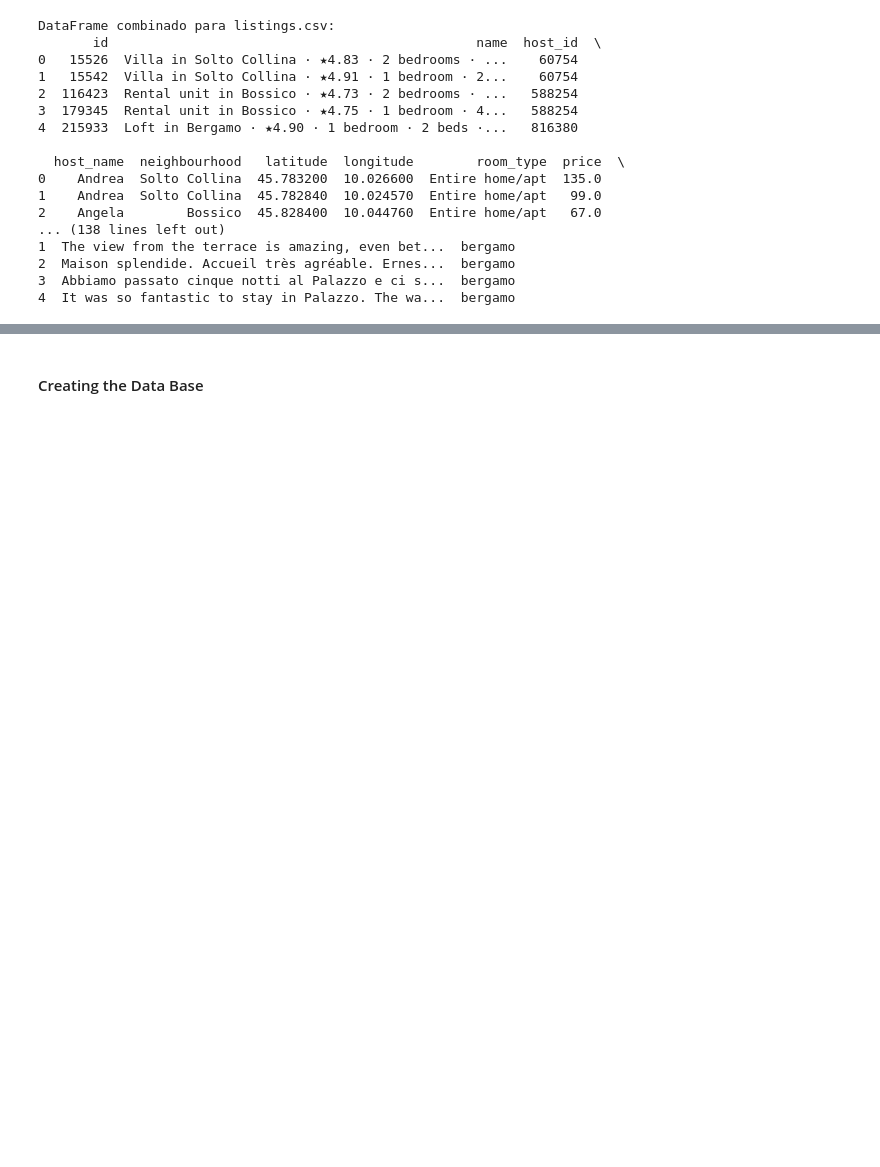
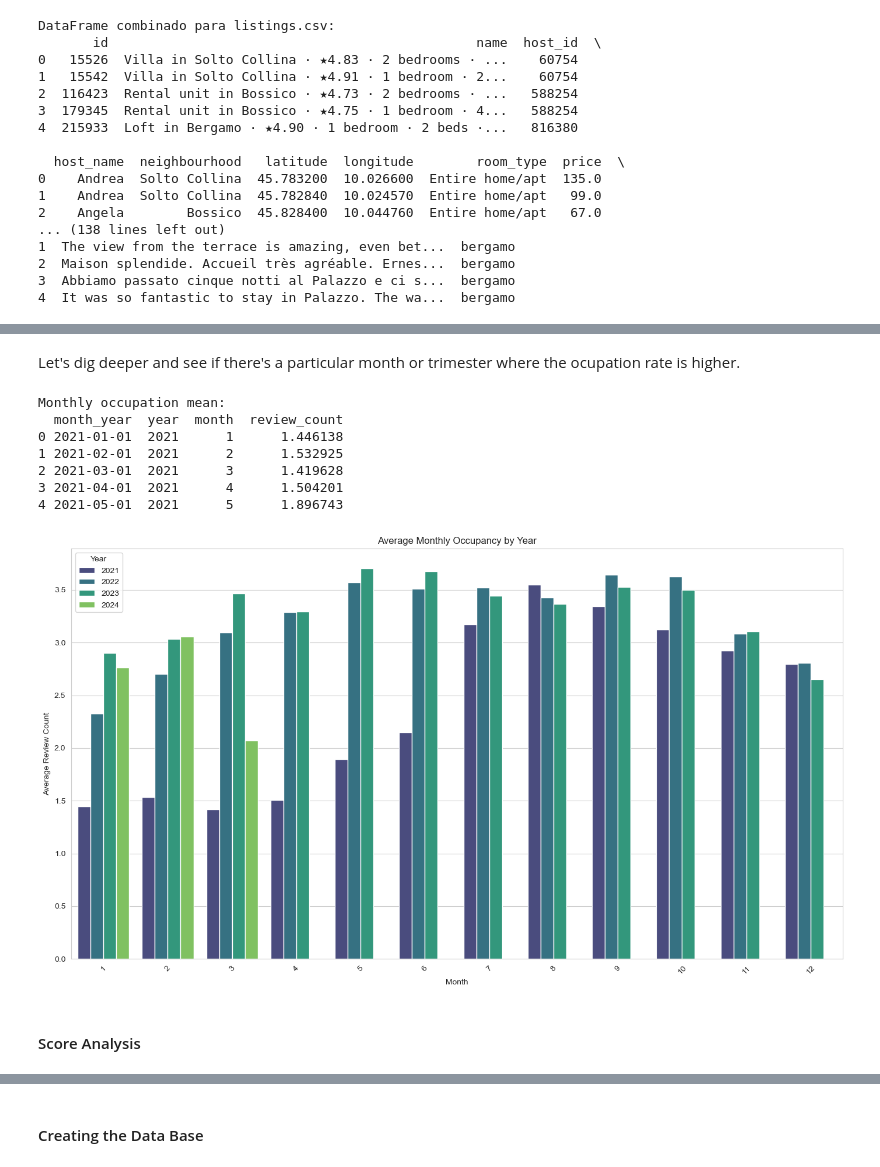
Before and after one commit to giovales/Airbnb_Italy, a Jupyter notebook: data_analysis.ipynb, the cells around one changed output, grey strips where cells are left out. Saved outputs shown, nothing was run; the diff lists cells and outputs as text; code cells hidden in the pictures; blank space fills up the shorter version.

Commit message:
Updated analysis

```diff
--- a/data_analysis.ipynb
+++ b/data_analysis.ipynb
@@ -84,0 +246,49 @@ DataFrame combinado para listings.csv:
+# %% [markdown]
+Let's dig deeper and see if there's a particular month or trimester where the ocupation rate is higher.
+# %%
+import pandas as pd
+import matplotlib.pyplot as plt
+import seaborn as sns
+
+# Convert 'month_year' column to datetime and extract year and month
+average_occupancy['month_year'] = pd.to_datetime(average_occupancy['month_year'])
+average_occupancy['year'] = average_occupancy['month_year'].dt.year
+average_occupancy['month'] = average_occupancy['month_year'].dt.month
+
+# Filter data for year >= 2020
+average_occupancy = average_occupancy[average_occupancy['year'] >= 2020]
+
+# Calculate the average review count per month and year
+average_occupancy_monthly = average_occupancy.groupby(['month_year', 'year','month'])['review_count'].mean().reset_index()
+
+# Show the first lines
+print("Monthly occupation mean:")
+print(average_occupancy_monthly.head())
+
+plt.figure(figsize=(14, 8))
+sns.set_style("whitegrid")
+
+# Plot the barplot
+sns.barplot(data=average_occupancy_monthly, x='month', y='review_count', hue='year', palette='viridis')
+
+# Configure labels and title
+plt.title('Average Monthly Occupancy by Year')
+plt.xlabel('Month')
+plt.ylabel('Average Review Count')
+plt.legend(title='Year', loc='upper left')
+plt.xticks(rotation=45)
+
+# Display the graph
+plt.tight_layout()
+plt.show()
+# %% [output]
+Monthly occupation mean:
+  month_year  year  month  review_count
+0 2021-01-01  2021      1      1.446138
+1 2021-02-01  2021      2      1.532925
+2 2021-03-01  2021      3      1.419628
+3 2021-04-01  2021      4      1.504201
+4 2021-05-01  2021      5      1.896743
+[figure, added]
+# %% [markdown]
+#### Score Analysis
```
Also changed, not shown: parts of 19 cells of this notebook.
